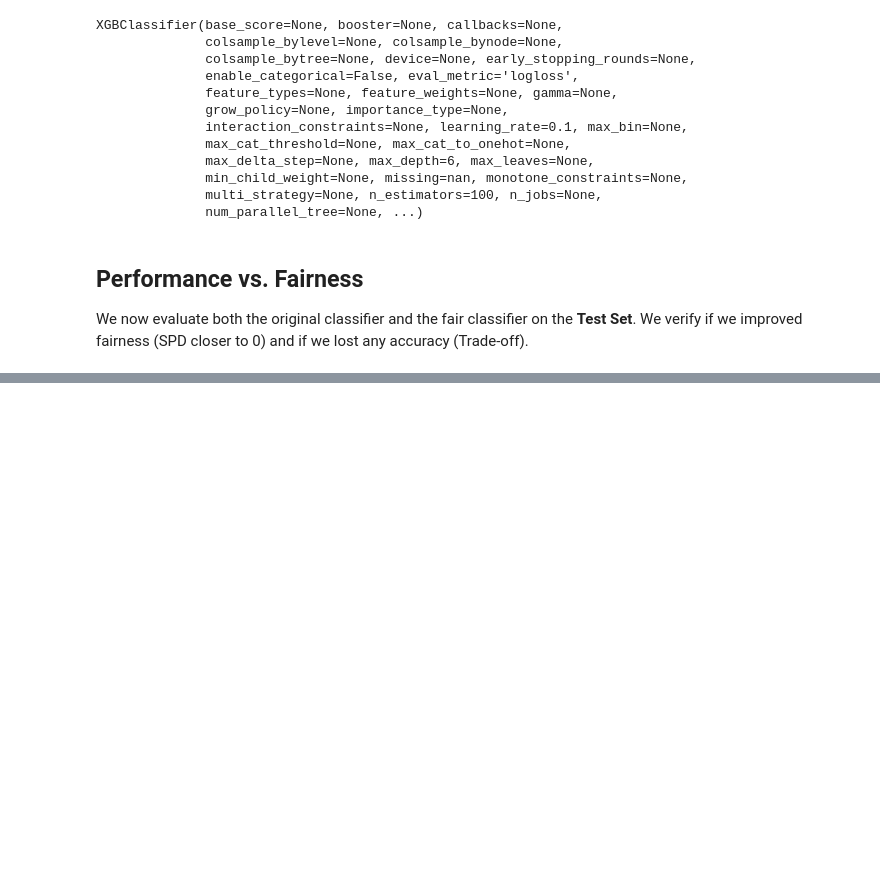
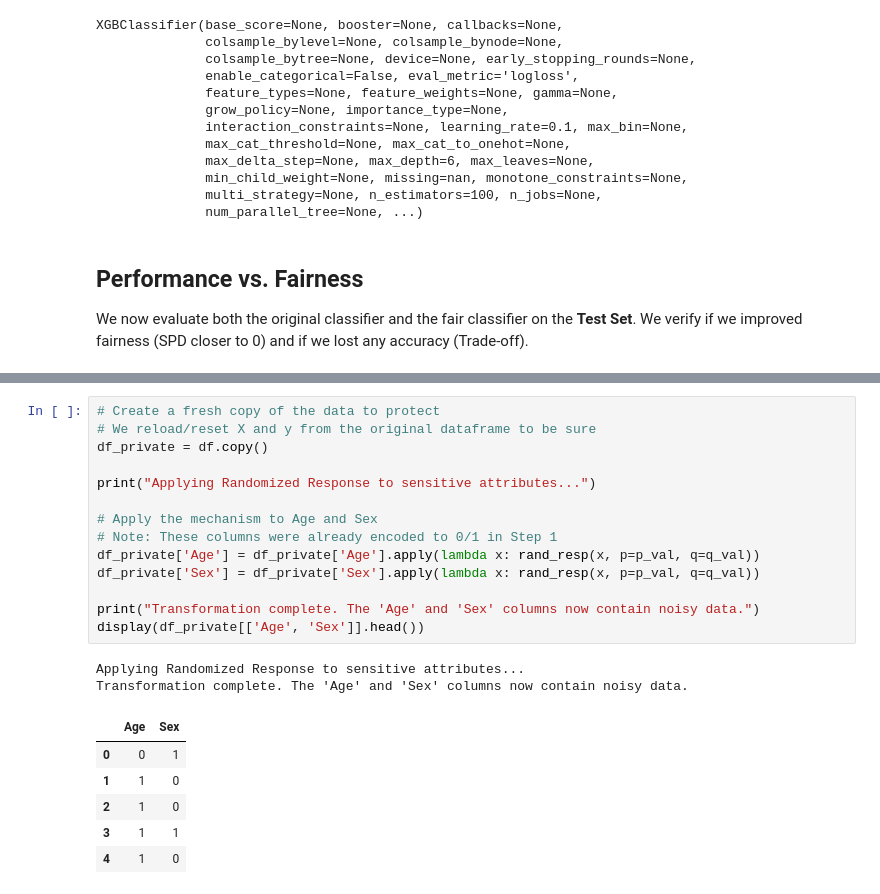
Before and after one commit to imadsharof/Project-on-Responsible-Data-Science, a Jupyter notebook: notebooks/Project_ResponsibleDS_GroupP3_Solutions.ipynb.ipynb, the cells around one changed output, grey strips where cells are left out. Saved outputs shown, nothing was run; the diff lists cells and outputs as text; blank space fills up the shorter version.

```diff
--- a/notebooks/Project_ResponsibleDS_GroupP3_Solutions.ipynb.ipynb
+++ b/notebooks/Project_ResponsibleDS_GroupP3_Solutions.ipynb.ipynb
@@ -527,0 +585,23 @@ We evaluate the impact of the mitigation using two complementary fairness metric
+# %%
+# Create a fresh copy of the data to protect
+# We reload/reset X and y from the original dataframe to be sure
+df_private = df.copy()
+
+print("Applying Randomized Response to sensitive attributes...")
+
+# Apply the mechanism to Age and Sex
+# Note: These columns were already encoded to 0/1 in Step 1
+df_private['Age'] = df_private['Age'].apply(lambda x: rand_resp(x, p=p_val, q=q_val))
+df_private['Sex'] = df_private['Sex'].apply(lambda x: rand_resp(x, p=p_val, q=q_val))
+
+print("Transformation complete. The 'Age' and 'Sex' columns now contain noisy data.")
+display(df_private[['Age', 'Sex']].head())
+# %% [output]
+Applying Randomized Response to sensitive attributes...
+Transformation complete. The 'Age' and 'Sex' columns now contain noisy data.
+|  | Age | Sex |
+| 0 | 0 | 1 |
+| 1 | 1 | 0 |
+| 2 | 1 | 0 |
+| 3 | 1 | 1 |
+| 4 | 1 | 0 |
```
Also changed, not shown: parts of 9 cells of this notebook, 1 other file.
